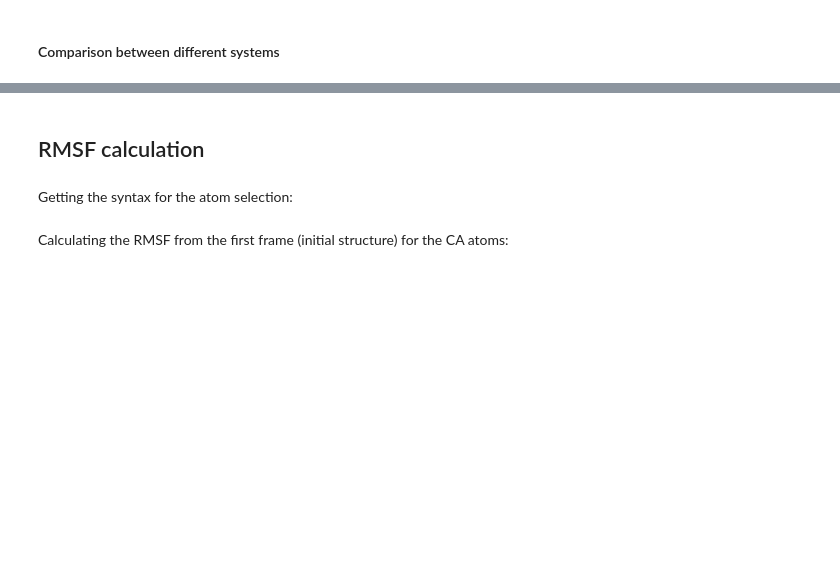
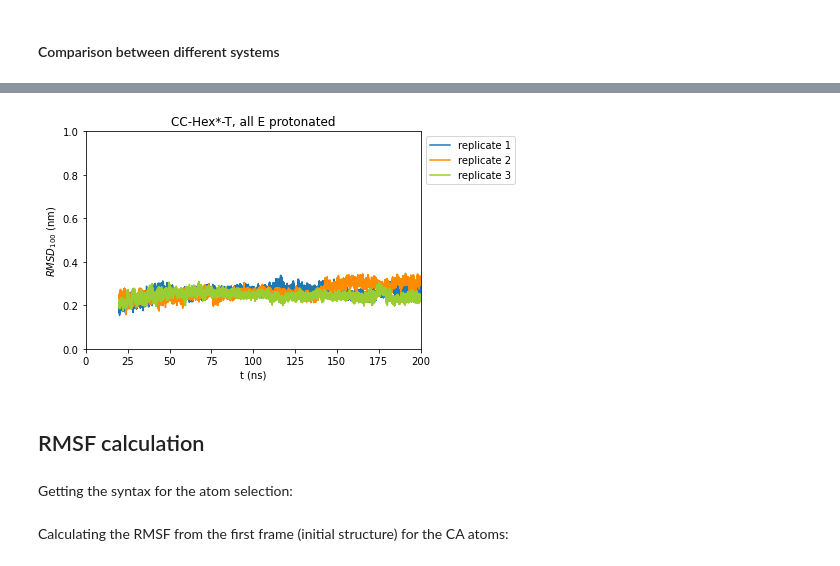
Before and after one commit to michellab/ccgbsa, a Jupyter notebook: traj-analysis.ipynb, the cells around one changed output, grey strips where cells are left out. Drawn from its saved outputs; the diff is of its cells as text; code cells hidden in the pictures; blank space fills up the shorter version.

```diff
--- a/traj-analysis.ipynb
+++ b/traj-analysis.ipynb
@@ -153,13 +221,17 @@ print(traj_short_2)
 # %%
 rmsds_trunc_2 = md.rmsd(traj_short_2, traj_2, 0, atom_indices = [a.index for a in traj_2.topology.atoms if a.is_backbone])
+# %%
+rmsds_trunc_2_100 =[]
+for rmsd in rmsds_trunc_2:
+    rmsds_trunc_2_100.append(rmsd/(1+np.log(np.sqrt(chain_number*chain_length/100))))
 # %%
 work_dir_3 = work_dir+'replicate-3/'
 # %%
 top_dir_3 = top_dir
 # %%
-traj_3 = md.load(work_dir_3+'output.dcd', top = top_dir_3+'6q5j_GLU.prmtop')
+traj_3 = md.load(work_dir_3+'output-3.dcd', top = top_dir_3+'3r3k_T_GLH.prmtop')
 # %%
-traj_trunc_3 = md.iterload(work_dir_3+'output.dcd', top = top_dir_3+'6q5j_GLU.prmtop', chunk = 0, skip = 5000)
+traj_trunc_3 = md.iterload(work_dir_3+'output-3.dcd', top = top_dir_3+'3r3k_T_GLH.prmtop', chunk = 0, skip = 5000)
 # %%
 for tr_3 in traj_trunc_3:
     traj_short_3 = tr_3
@@ -167,5 +241,9 @@ print(traj_short_3)
 # %%
 rmsds_trunc_3 = md.rmsd(traj_short_3, traj_3, 0, atom_indices = [a.index for a in traj_3.topology.atoms if a.is_backbone])
+# %%
+rmsds_trunc_3_100 = []
+for rmsd in rmsds_trunc_3:
+    rmsds_trunc_3_100.append(rmsd/(1+np.log(np.sqrt(chain_number*chain_length/100))))
 # %%
 fig,ax = plt.subplots()
 ax.plot(t_trunc, rmsds_trunc, label = 'replicate 1')
@@ -180,6 +258,23 @@ ax.set_ylim([0.0, 1.0])
 fig.savefig(work_dir+'analysis/rmsd-trunc-comparison-between-replicates.png', bbox_inches="tight")
 
 plt.show()
+# %%
+fig,ax = plt.subplots()
+ax.plot(t_trunc, rmsds_trunc_100, label = 'replicate 1')
+ax.plot(t_trunc, rmsds_trunc_2_100, label = 'replicate 2', color = 'darkorange')
+ax.plot(t_trunc, rmsds_trunc_3_100, label = 'replicate 3', color = 'yellowgreen')
+
+ax.set(xlabel='t (ns)', ylabel='$RMSD_{100}$ (nm)', title='CC-Hex*-T, all E protonated')
+#ax.grid()
+ax.legend(bbox_to_anchor=(1,1), loc='upper left')
+ax.set_xlim([0.0, 200.0])
+ax.set_ylim([0.0, 1.0])
+
+fig.savefig(work_dir+'analysis/rmsd-trunc-100-comparison-between-replicates.png', bbox_inches="tight")
+
+plt.show()
+# %% [output]
+[figure, added]
 # %% [markdown]
 ## RMSF calculation
 # %% [markdown]
```
Also changed, not shown: parts of 29 cells of this notebook.
